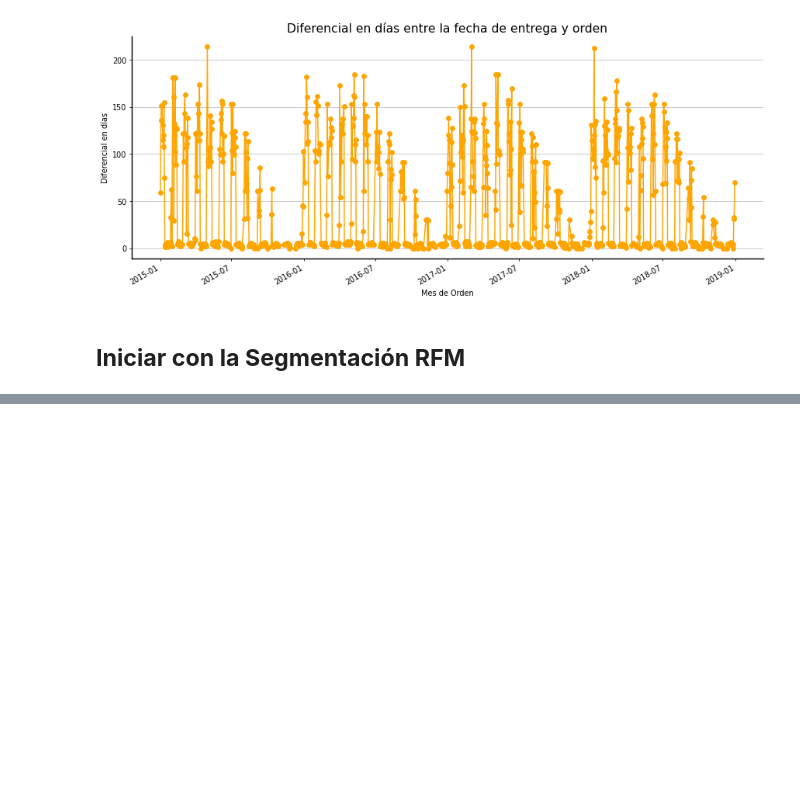
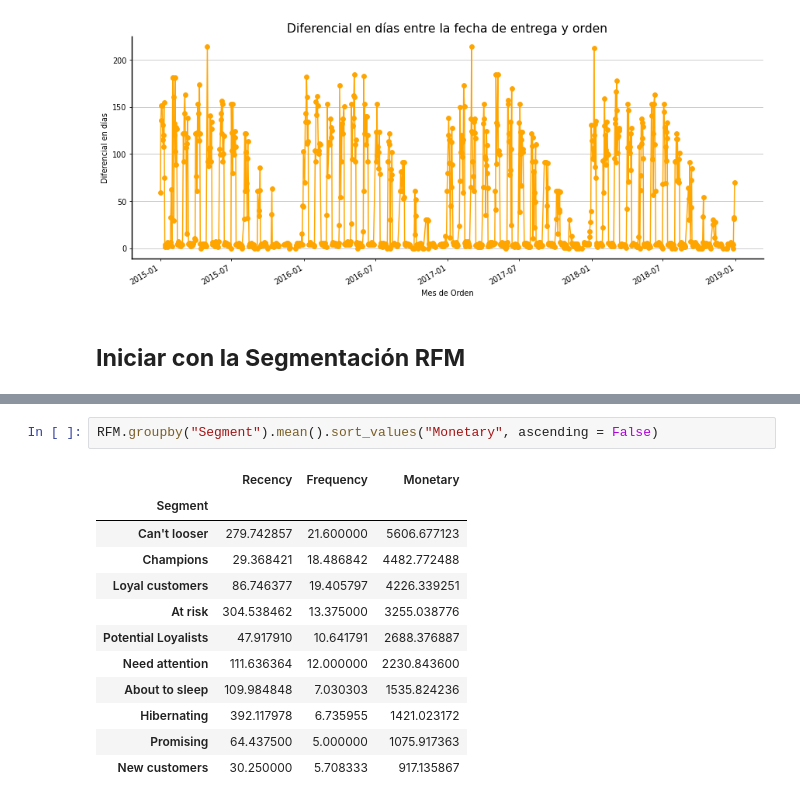
Before and after one commit to SebastianUrdaneguiBisalaya/Segmentacion-RFM, a Jupyter notebook: notebook/Segmentation RFM-checkpoint.ipynb, the cells around one changed output, grey strips where cells are left out. Saved outputs shown, nothing was run; the diff lists cells and outputs as text; blank space fills up the shorter version.

```diff
--- a/notebook/Segmentation RFM-checkpoint.ipynb
+++ b/notebook/Segmentation RFM-checkpoint.ipynb
@@ -172,0 +227,15 @@ plt.show()
+# %%
+RFM.groupby("Segment").mean().sort_values("Monetary", ascending = False)
+# %% [output]
+|  | Recency | Frequency | Monetary |
+| Segment |  |  |  |
+| Can't looser | 279.742857 | 21.600000 | 5606.677123 |
+| Champions | 29.368421 | 18.486842 | 4482.772488 |
+| Loyal customers | 86.746377 | 19.405797 | 4226.339251 |
+| At risk | 304.538462 | 13.375000 | 3255.038776 |
+| Potential Loyalists | 47.917910 | 10.641791 | 2688.376887 |
+| Need attention | 111.636364 | 12.000000 | 2230.843600 |
+| About to sleep | 109.984848 | 7.030303 | 1535.824236 |
+| Hibernating | 392.117978 | 6.735955 | 1421.023172 |
+| Promising | 64.437500 | 5.000000 | 1075.917363 |
+| New customers | 30.250000 | 5.708333 | 917.135867 |
```
Also changed, not shown: parts of 3 cells of this notebook, 1 other file.
